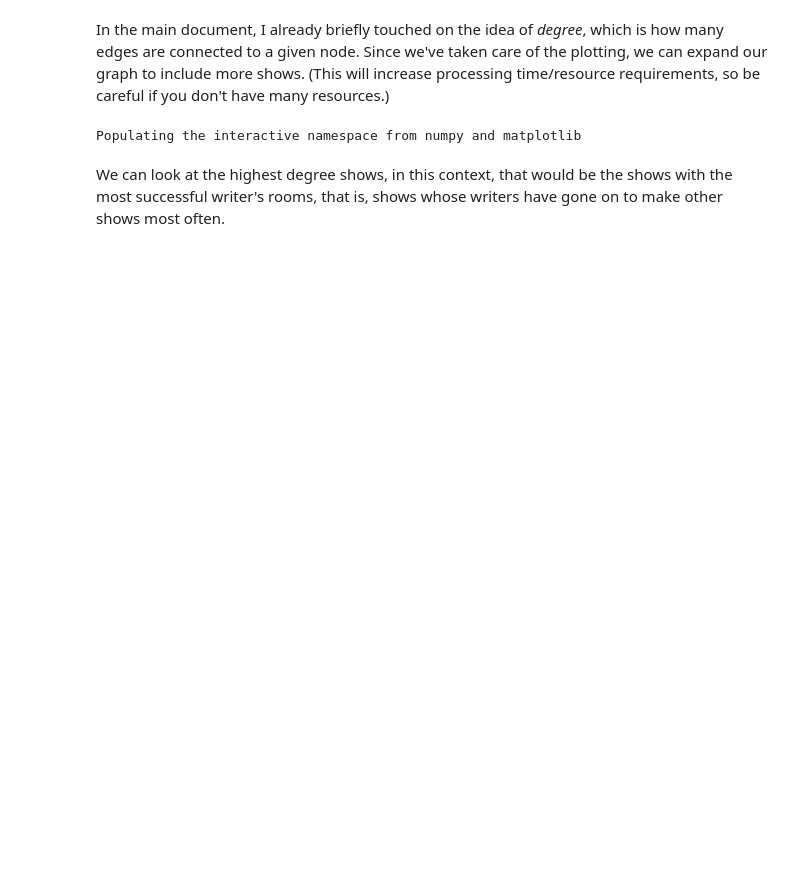
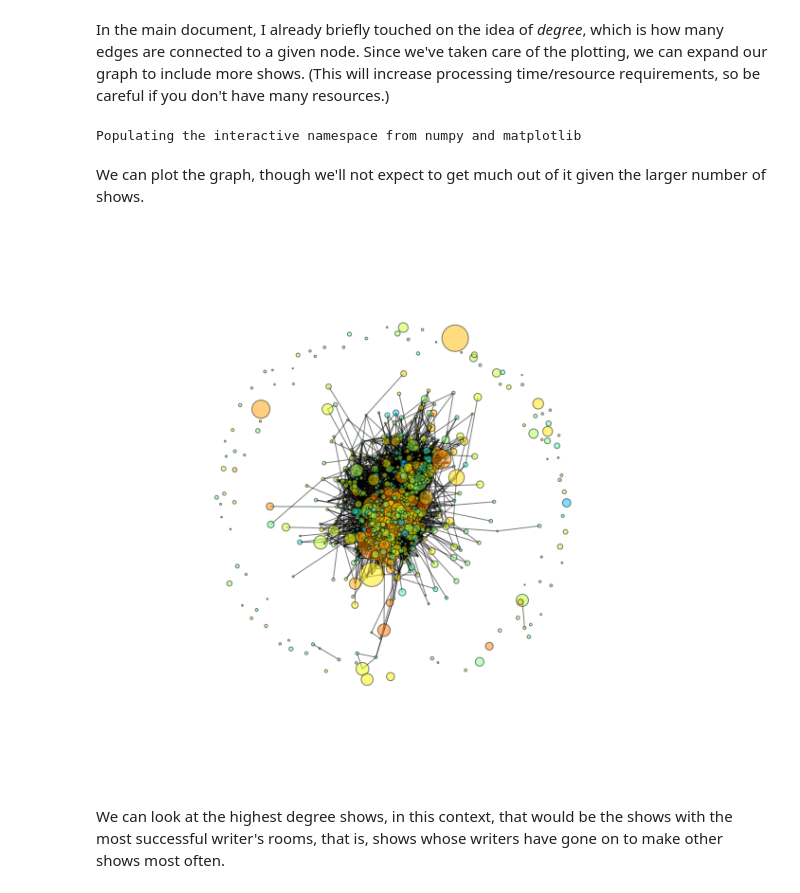
Before and after one commit to jaydik/dataScienceIntensive, a Jupyter notebook: project/presentationDocs/NetworkAnalysis.ipynb, the cells around one changed output. Cells and saved outputs as stored; diff of their text form; code cells hidden in the pictures; blank space fills up the shorter version.

```diff
--- a/project/presentationDocs/NetworkAnalysis.ipynb
+++ b/project/presentationDocs/NetworkAnalysis.ipynb
@@ -56,6 +58,36 @@ G.add_edges_from(graph_builder)
 for x in top_1000:
     if x not in G.nodes():
         G.add_node(x)
+# %% [markdown]
+We can plot the graph, though we'll not expect to get much out of it given the larger number of shows.
+# %%
+node_list = defaultdict(str)
+
+top_10 = top_1000[:10]
+shows = main_data[main_data.title.isin(top_1000)].groupby('title')
+
+for x in [show[0] for show in shows]:
+    if x in top_10:
+        node_list[x] = x
+    else:
+        node_list[x] = ''
+
+plt.figure(figsize=(10, 10))
+
+pos=nx.spring_layout(G, k=0.15)
+
+nx.draw_networkx(G,
+                 pos,
+                 alpha=0.5,
+                 nodelist=node_list.keys(),
+                 node_size = [show[1]['votes'].mean()/10 for show in shows],
+                 node_color = [show[1]['rating'].mean()/10 for show in shows],
+                 with_labels=False)
+# nx.draw_networkx_labels(G, pos, labels=node_list)  can uncomment for lables (they're ugly)
+plt.axis('off')
+plt.show()
+# %% [output]
+[figure, added]
 # %% [markdown]
 We can look at the highest degree shows, in this context, that would be the shows with the most successful writer's rooms, that is, shows whose writers have gone on to make other shows most often.
 # %%
```
Also changed, not shown: parts of 8 cells of this notebook, 1 other file.
